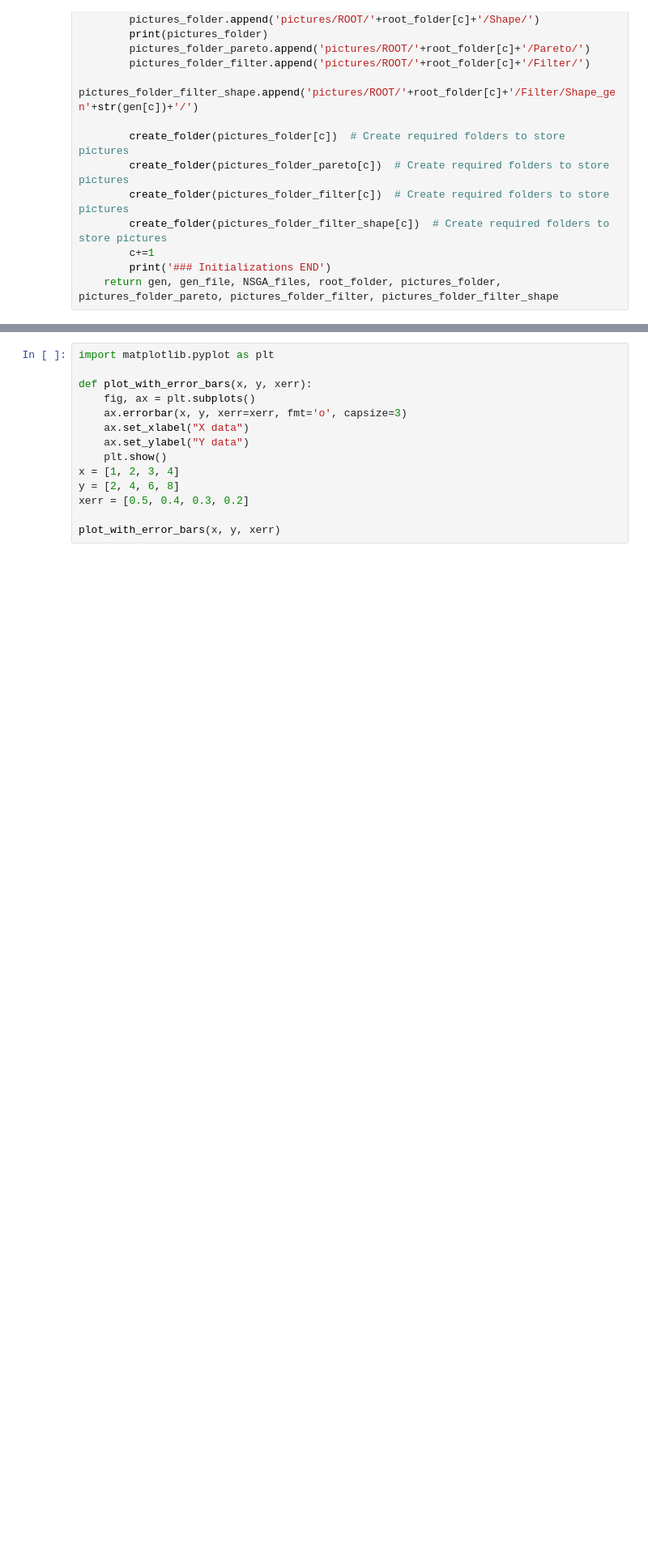
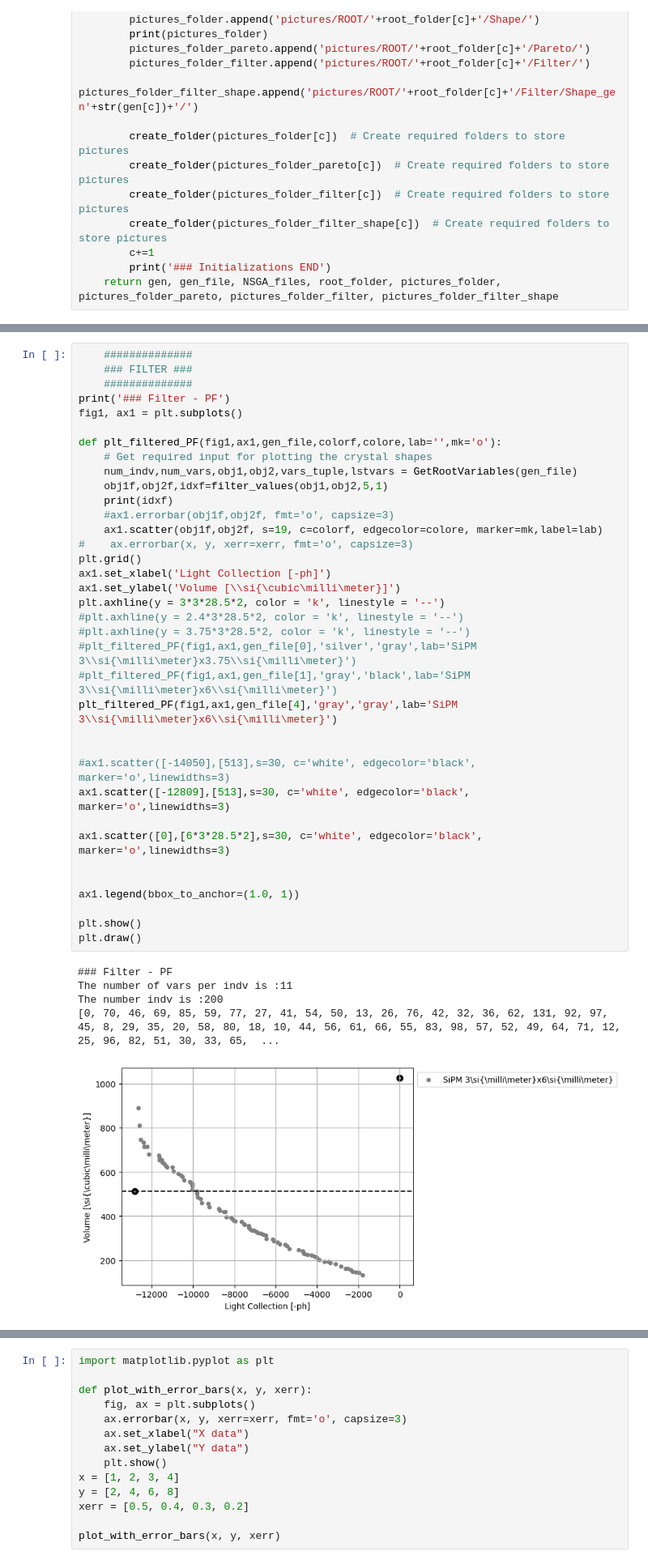
Before and after one commit to grealesguti/ROOT_Postprocessing, a Jupyter notebook: JL_Postprocess_Mult.ipynb, the cells around one changed output, grey strips where cells are left out. Shown: that part at 81% size. Saved outputs shown, nothing was run; the diff lists cells and outputs as text; blank space fills up the shorter version.

```diff
--- a/JL_Postprocess_Mult.ipynb
+++ b/JL_Postprocess_Mult.ipynb
@@ -181,0 +180,42 @@ The number indv is :200
+# %%
+	##############
+	### FILTER ###
+	##############
+print('### Filter - PF')
+fig1, ax1 = plt.subplots()
+
+def plt_filtered_PF(fig1,ax1,gen_file,colorf,colore,lab='',mk='o'):
+    # Get required input for plotting the crystal shapes
+    num_indv,num_vars,obj1,obj2,vars_tuple,lstvars = GetRootVariables(gen_file)
+    obj1f,obj2f,idxf=filter_values(obj1,obj2,5,1)
+    print(idxf)
+    #ax1.errorbar(obj1f,obj2f, fmt='o', capsize=3)
+    ax1.scatter(obj1f,obj2f, s=19, c=colorf, edgecolor=colore, marker=mk,label=lab)
+#    ax.errorbar(x, y, xerr=xerr, fmt='o', capsize=3)
+plt.grid()
+ax1.set_xlabel('Light Collection [-ph]')
+ax1.set_ylabel('Volume [\\si{\cubic\milli\meter}]')
+plt.axhline(y = 3*3*28.5*2, color = 'k', linestyle = '--')
+#plt.axhline(y = 2.4*3*28.5*2, color = 'k', linestyle = '--')
+#plt.axhline(y = 3.75*3*28.5*2, color = 'k', linestyle = '--')
+#plt_filtered_PF(fig1,ax1,gen_file[0],'silver','gray',lab='SiPM 3\\si{\milli\meter}x3.75\\si{\milli\meter}')
+#plt_filtered_PF(fig1,ax1,gen_file[1],'gray','black',lab='SiPM 3\\si{\milli\meter}x6\\si{\milli\meter}')
+plt_filtered_PF(fig1,ax1,gen_file[4],'gray','gray',lab='SiPM 3\\si{\milli\meter}x6\\si{\milli\meter}')
+
+
+#ax1.scatter([-14050],[513],s=30, c='white', edgecolor='black', marker='o',linewidths=3)
+ax1.scatter([-12809],[513],s=30, c='white', edgecolor='black', marker='o',linewidths=3)
+
+ax1.scatter([0],[6*3*28.5*2],s=30, c='white', edgecolor='black', marker='o',linewidths=3)
+
+
+ax1.legend(bbox_to_anchor=(1.0, 1))
+
+plt.show()
+plt.draw()
+# %% [output]
+### Filter - PF
+The number of vars per indv is :11
+The number indv is :200
+[0, 70, 46, 69, 85, 59, 77, 27, 41, 54, 50, 13, 26, 76, 42, 32, 36, 62, 131, 92, 97, 45, 8, 29, 35, 20, 58, 80, 18, 10, 44, 56, 61, 66, 55, 83, 98, 57, 52, 49, 64, 71, 12, 25, 96, 82, 51, 30, 33, 65,  ...
+[figure, added]
```
Also changed, not shown: parts of 19 cells of this notebook, 6 other files.
